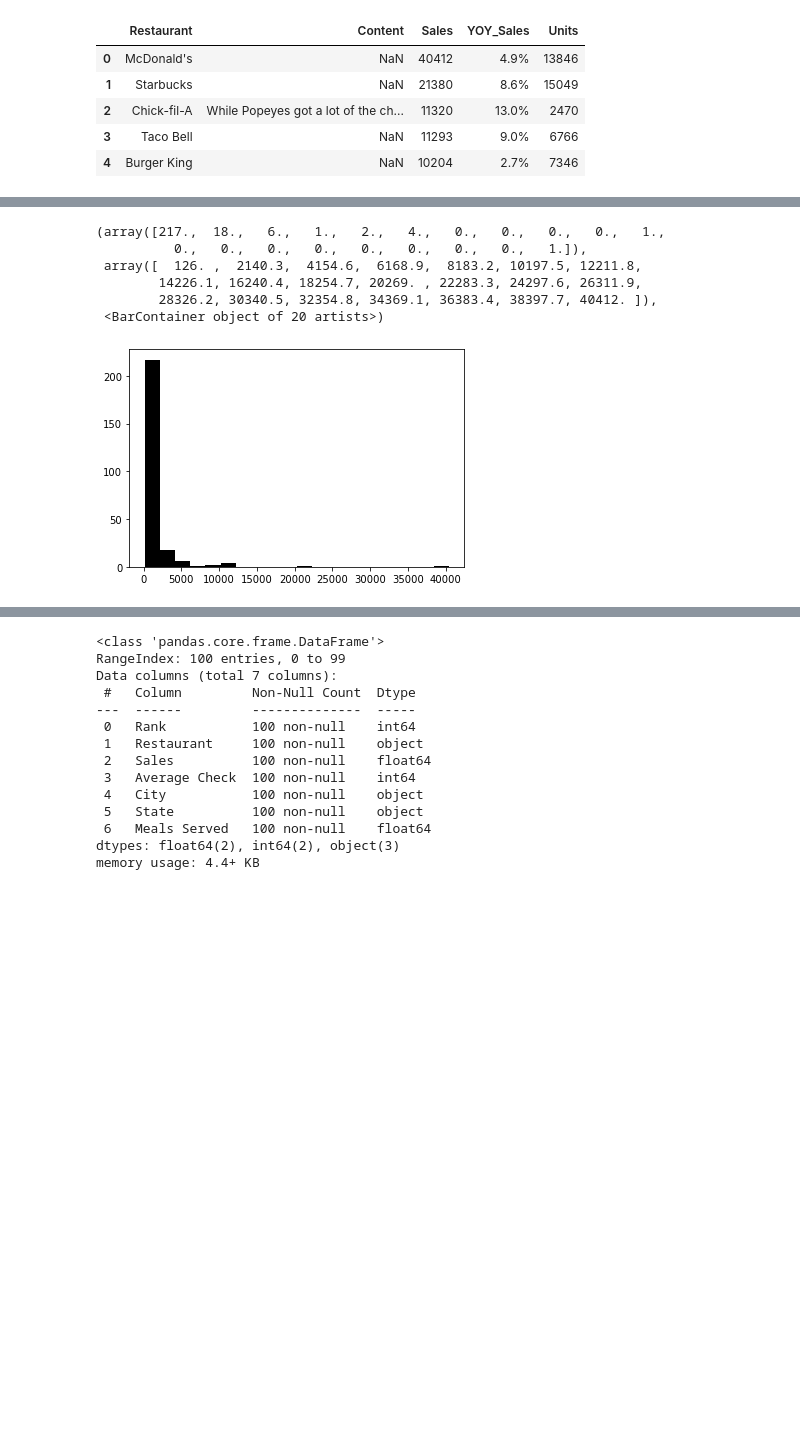
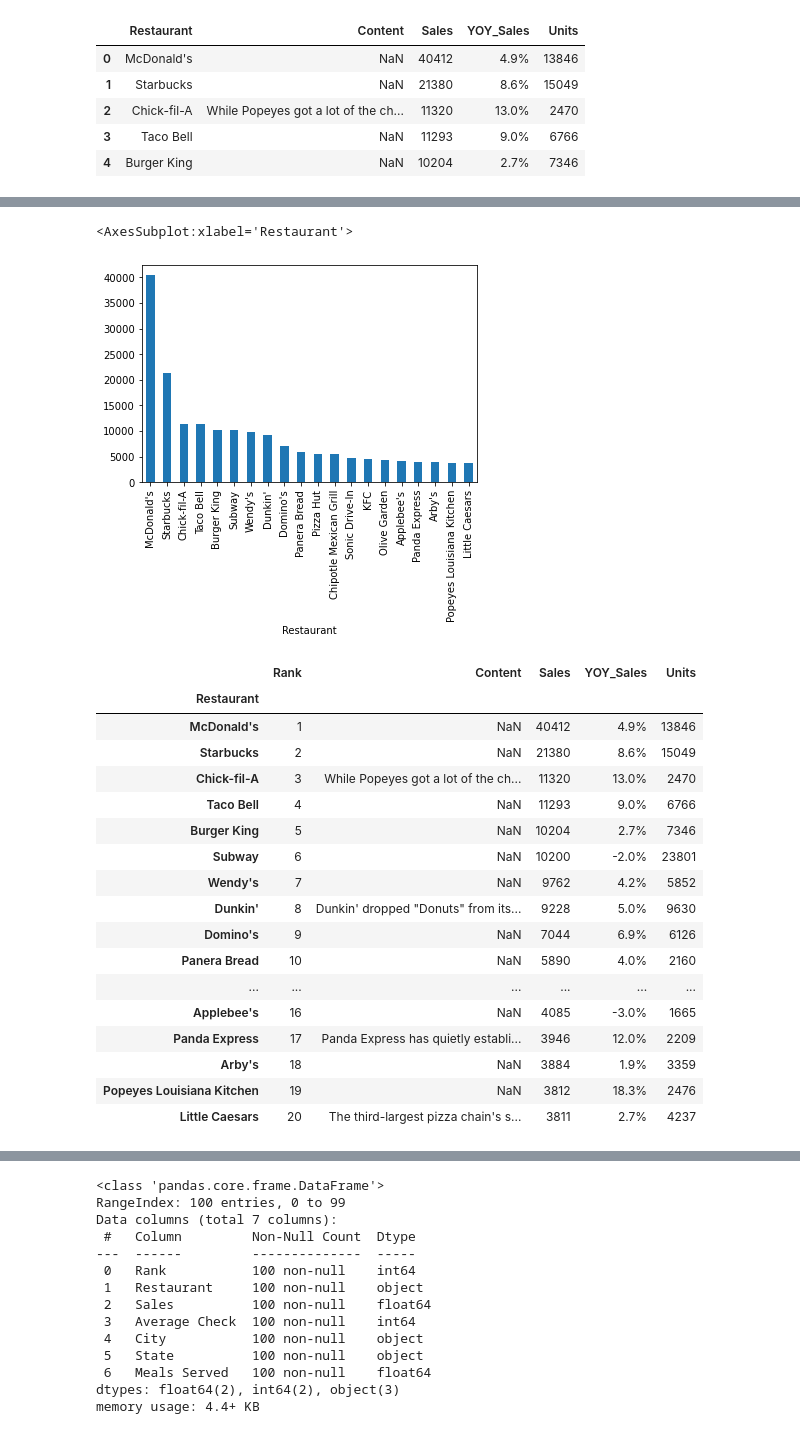
Before and after one commit to lukaszplatos/DataIntro, a Jupyter notebook: MyProject.ipynb, the cells around one changed output, grey strips where cells are left out. Drawn from its saved outputs; the diff is of its cells as text; code cells hidden in the pictures; blank space fills up the shorter version.

```diff
--- a/MyProject.ipynb
+++ b/MyProject.ipynb
@@ -177,10 +191,27 @@ top1
+# %%
+top1['Sales'].plot.bar()
+# %% [output]
+<AxesSubplot:xlabel='Restaurant'>
+[figure, added]
 # %%
-plt.hist(top['Sales'], bins=20, color='k', alpha=1)
+# Dropping duplicates
+top1.drop_duplicates()
 # %% [output]
-(array([217.,  18.,   6.,   1.,   2.,   4.,   0.,   0.,   0.,   0.,   1.,
-          0.,   0.,   0.,   0.,   0.,   0.,   0.,   0.,   1.]),
- array([  126. ,  2140.3,  4154.6,  6168.9,  8183.2, 10197.5, 12211.8,
-        14226.1, 16240.4, 18254.7, 20269. , 22283.3, 24297.6, 26311.9,
-        28326.2, 30340.5, 32354.8, 34369.1, 36383.4, 38397.7, 40412. ]),
- <BarContainer object of 20 artists>)
-[figure, removed]
+|  | Rank | Content | Sales | YOY_Sales | Units |
+| Restaurant |  |  |  |  |  |
+| McDonald's | 1 | NaN | 40412 | 4.9% | 13846 |
+| Starbucks | 2 | NaN | 21380 | 8.6% | 15049 |
+| Chick-fil-A | 3 | While Popeyes got a lot of the ch... | 11320 | 13.0% | 2470 |
+| Taco Bell | 4 | NaN | 11293 | 9.0% | 6766 |
+| Burger King | 5 | NaN | 10204 | 2.7% | 7346 |
+| Subway | 6 | NaN | 10200 | -2.0% | 23801 |
+| Wendy's | 7 | NaN | 9762 | 4.2% | 5852 |
+| Dunkin' | 8 | Dunkin' dropped "Donuts" from its... | 9228 | 5.0% | 9630 |
+| Domino's | 9 | NaN | 7044 | 6.9% | 6126 |
+| Panera Bread | 10 | NaN | 5890 | 4.0% | 2160 |
+| ... | ... | ... | ... | ... | ... |
+| Applebee's | 16 | NaN | 4085 | -3.0% | 1665 |
+| Panda Express | 17 | Panda Express has quietly establi... | 3946 | 12.0% | 2209 |
+| Arby's | 18 | NaN | 3884 | 1.9% | 3359 |
+| Popeyes Louisiana Kitchen | 19 | NaN | 3812 | 18.3% | 2476 |
+| Little Caesars | 20 | The third-largest pizza chain's s... | 3811 | 2.7% | 4237 |
```
Also changed, not shown: parts of 14 cells of this notebook.
